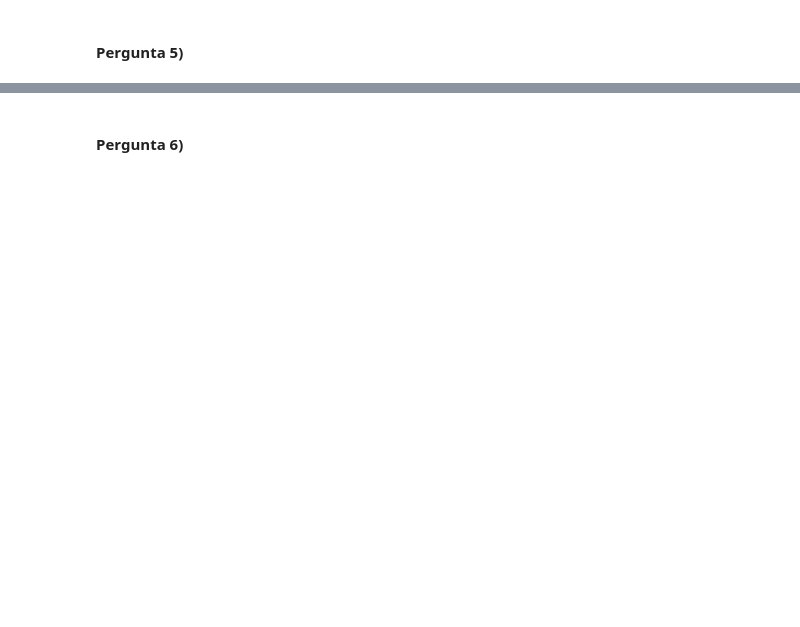
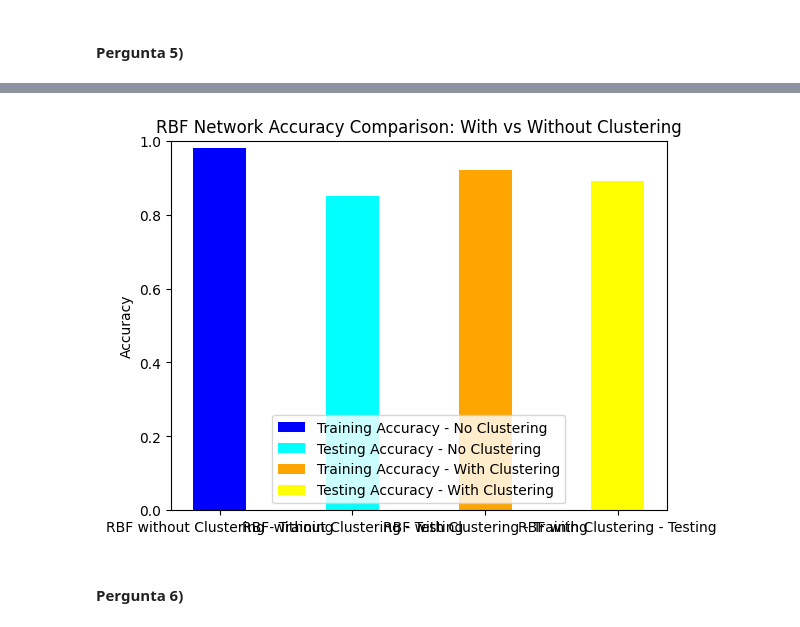
Before and after one commit to leocfig/Apren-24-25, a Jupyter notebook: Award/G041_notebook.ipynb, the cells around one changed output, grey strips where cells are left out. Drawn from its saved outputs; the diff is of its cells as text; code cells hidden in the pictures; blank space fills up the shorter version.

```diff
--- a/Award/G041_notebook.ipynb
+++ b/Award/G041_notebook.ipynb
@@ -248,2 +395,33 @@ Accuracy of Logistic Regression with k=12: 0.90643
+# %%
+import matplotlib.pyplot as plt
+
+# Data for the plot
+categories = ['RBF without Clustering - Training', 'RBF without Clustering - Testing',
+              'RBF with Clustering - Training', 'RBF with Clustering - Testing']
+no_clustering = [train_acc_no_clustering, test_acc_no_clustering]
+with_clustering = [train_acc_with_clustering, test_acc_with_clustering]
+
+# Create the plot
+x = range(len(categories))  # X-axis positions
+
+# Create the bars for RBF without clustering
+plt.bar(x[0], train_acc_no_clustering, width=0.4, label='Training Accuracy - No Clustering', color='blue')
+plt.bar(x[1], test_acc_no_clustering, width=0.4, label='Testing Accuracy - No Clustering', color='cyan')
+
+# Create the bars for RBF with clustering
+plt.bar(x[2], train_acc_with_clustering, width=0.4, label='Training Accuracy - With Clustering', color='orange')
+plt.bar(x[3], test_acc_with_clustering, width=0.4, label='Testing Accuracy - With Clustering', color='yellow')
+
+# Add labels and legend
+plt.xticks(x, categories)  # Position x-axis labels
+plt.ylabel('Accuracy')
+plt.title('RBF Network Accuracy Comparison: With vs Without Clustering')
+plt.legend()
+plt.ylim(0, 1)  # Scale from 0 to 1 for accuracy
+
+# Show the plot
+plt.show()
+# %% [output]
+[figure, added]
 # %% [markdown]
 #### Pergunta 6)
```
Also changed, not shown: parts of 6 cells of this notebook.
